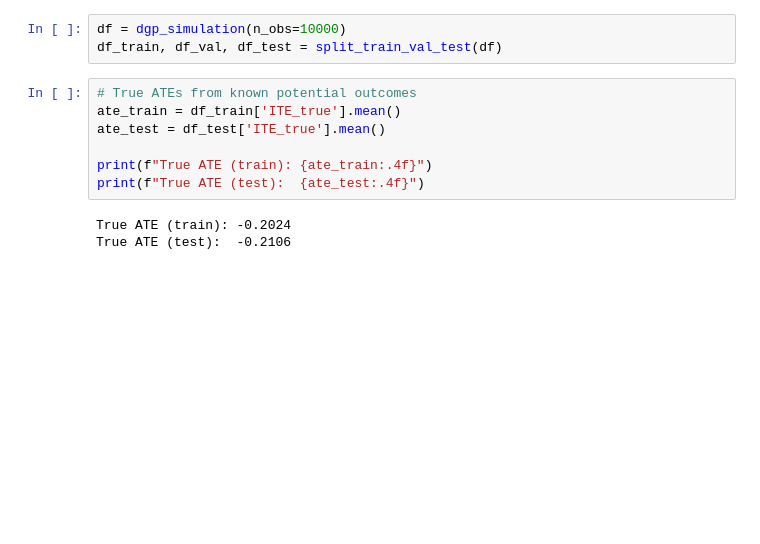
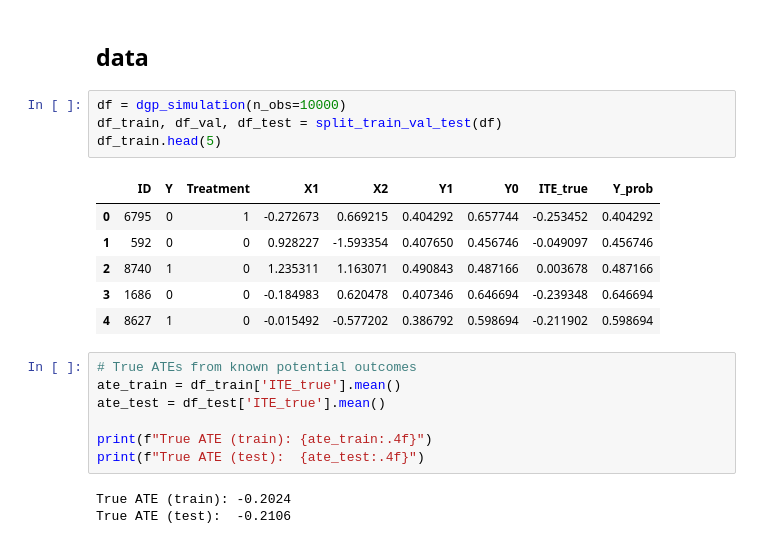
Before and after one commit to buehlpa/Individualized-Treatment-Effect, a Jupyter notebook: ite.ipynb, the cells around one changed output. Cells and saved outputs as stored; diff of their text form; blank space fills up the shorter version.

```diff
--- a/ite.ipynb
+++ b/ite.ipynb
@@ -70,6 +103,16 @@ def split_train_val_test(df, val_size=0.25, test_size=0.25, seed=12345):
+# %% [markdown]
+## data
 # %%
 df = dgp_simulation(n_obs=10000)
 df_train, df_val, df_test = split_train_val_test(df)
+df_train.head(5)
+# %% [output]
+|  | ID | Y | Treatment | X1 | X2 | Y1 | Y0 | ITE_true | Y_prob |
+| 0 | 6795 | 0 | 1 | -0.272673 | 0.669215 | 0.404292 | 0.657744 | -0.253452 | 0.404292 |
+| 1 | 592 | 0 | 0 | 0.928227 | -1.593354 | 0.407650 | 0.456746 | -0.049097 | 0.456746 |
+| 2 | 8740 | 1 | 0 | 1.235311 | 1.163071 | 0.490843 | 0.487166 | 0.003678 | 0.487166 |
+| 3 | 1686 | 0 | 0 | -0.184983 | 0.620478 | 0.407346 | 0.646694 | -0.239348 | 0.646694 |
+| 4 | 8627 | 1 | 0 | -0.015492 | -0.577202 | 0.386792 | 0.598694 | -0.211902 | 0.598694 |
 # %%
 # True ATEs from known potential outcomes
 ate_train = df_train['ITE_true'].mean()
```
Also changed, not shown: parts of 12 cells of this notebook.
